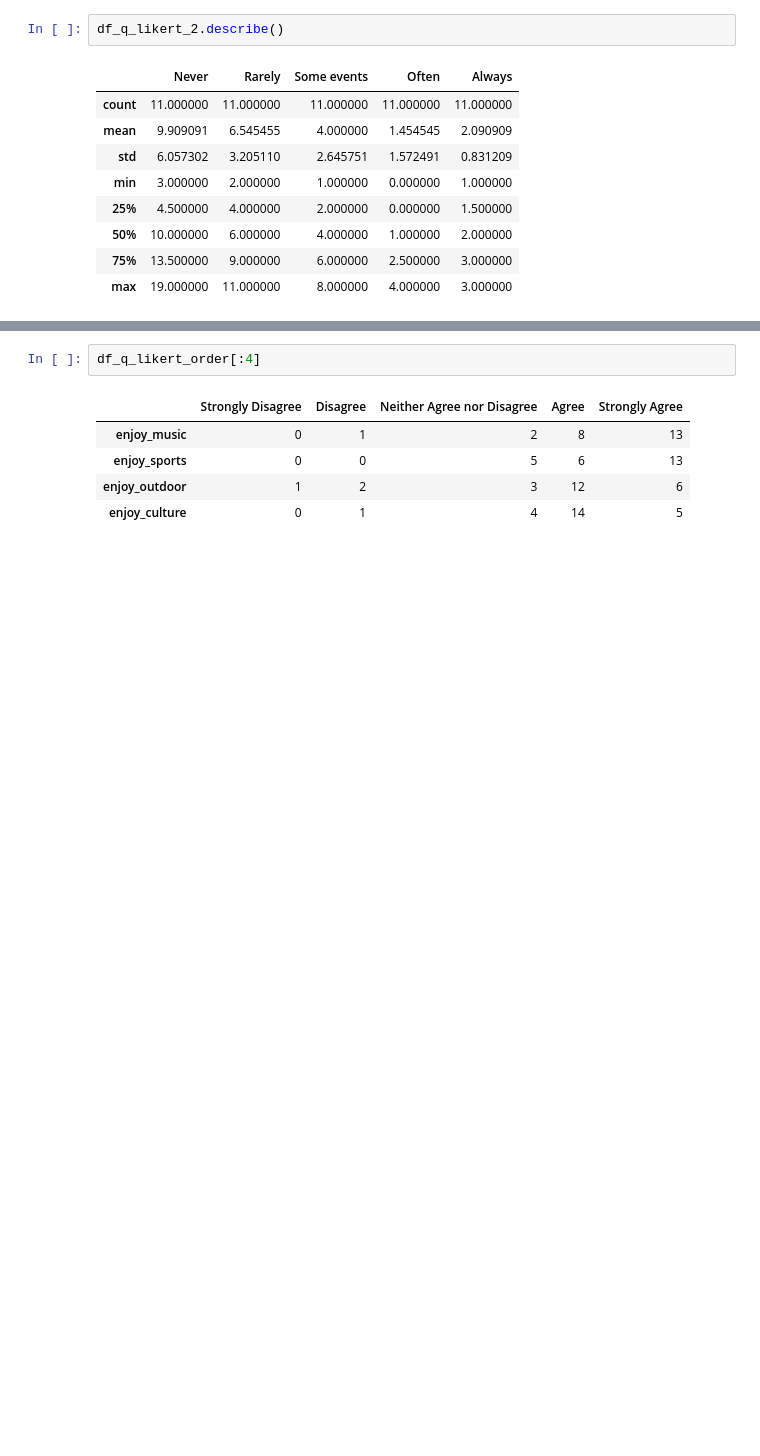
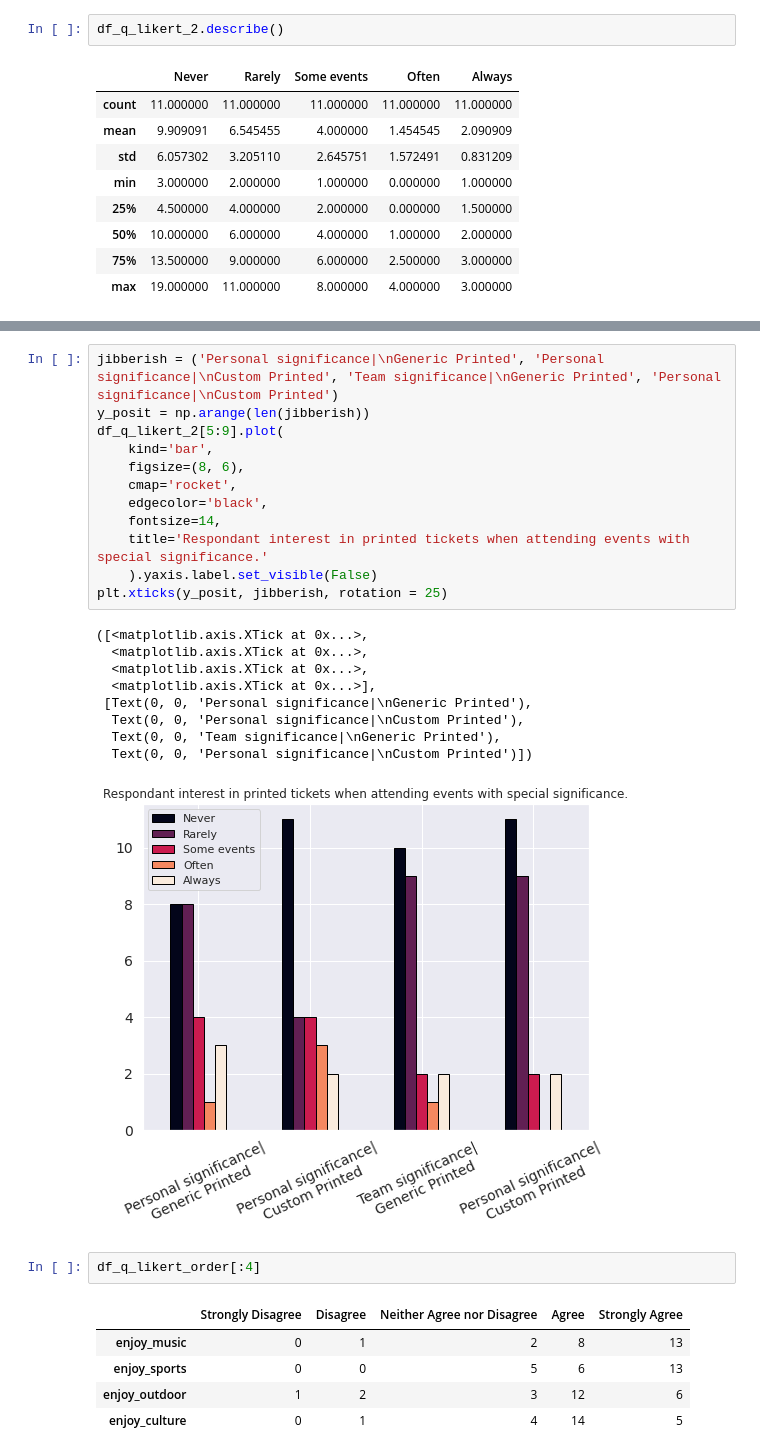
Before and after one commit to LibbyFender/Learning, a Jupyter notebook: SPEX650.ipynb, the cells around one changed output, grey strips where cells are left out. Cells and saved outputs as stored; diff of their text form; blank space fills up the shorter version.

```diff
--- a/SPEX650.ipynb
+++ b/SPEX650.ipynb
@@ -589,3 +592,25 @@ df_q_likert_order.head(7) #Describes our sample population
+# %%
+jibberish = ('Personal significance|\nGeneric Printed', 'Personal significance|\nCustom Printed', 'Team significance|\nGeneric Printed', 'Personal significance|\nCustom Printed')
+y_posit = np.arange(len(jibberish))
+df_q_likert_2[5:9].plot(
+    kind='bar',
+    figsize=(8, 6),
+    cmap='rocket',
+    edgecolor='black',
+    fontsize=14,
+    title='Respondant interest in printed tickets when attending events with special significance.'
+    ).yaxis.label.set_visible(False)
+plt.xticks(y_posit, jibberish, rotation = 25)
+# %% [output]
+([<matplotlib.axis.XTick at 0x...>,
+  <matplotlib.axis.XTick at 0x...>,
+  <matplotlib.axis.XTick at 0x...>,
+  <matplotlib.axis.XTick at 0x...>],
+ [Text(0, 0, 'Personal significance|\nGeneric Printed'),
+  Text(0, 0, 'Personal significance|\nCustom Printed'),
+  Text(0, 0, 'Team significance|\nGeneric Printed'),
+  Text(0, 0, 'Personal significance|\nCustom Printed')])
+[figure, added]
 # %%
 df_q_likert_order[:4]
 # %% [output]
```
Also changed, not shown: parts of 11 cells of this notebook.
